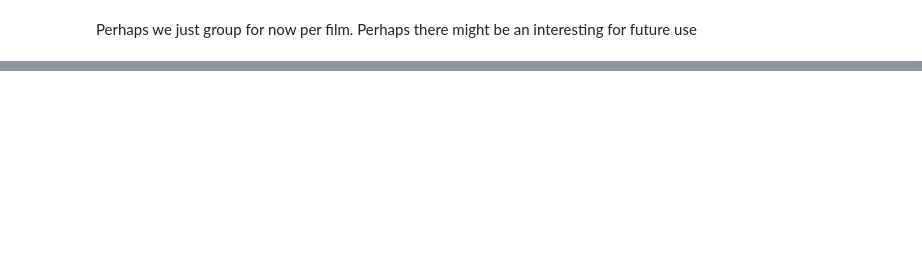
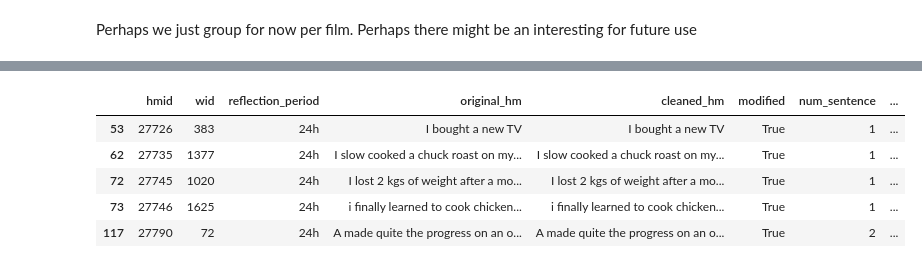
Before and after one commit to damachi/Master_semester_project, a Jupyter notebook: Semester Project/Dataset extracting.ipynb, the cells around one changed output, grey strips where cells are left out. Saved outputs shown, nothing was run; the diff lists cells and outputs as text; code cells hidden in the pictures; blank space fills up the shorter version.

```diff
--- a/Semester Project/Dataset extracting.ipynb
+++ b/Semester Project/Dataset extracting.ipynb
@@ -179,0 +299,9 @@ Length: 617, dtype: int64
+# %%
+get_df_per_label('achievement',df)
+# %% [output]
+|  | hmid | wid | reflection_period | original_hm | cleaned_hm | modified | num_sentence | ... |
+| 53 | 27726 | 383 | 24h | I bought a new TV | I bought a new TV | True | 1 | ... |
+| 62 | 27735 | 1377 | 24h | I slow cooked a chuck roast on my... | I slow cooked a chuck roast on my... | True | 1 | ... |
+| 72 | 27745 | 1020 | 24h | I lost 2 kgs of weight after a mo... | I lost 2 kgs of weight after a mo... | True | 1 | ... |
+| 73 | 27746 | 1625 | 24h | i finally learned to cook chicken... | i finally learned to cook chicken... | True | 1 | ... |
+| 117 | 27790 | 72 | 24h | A made quite the progress on an o... | A made quite the progress on an o... | True | 2 | ... |
```
Also changed, not shown: parts of 52 cells of this notebook.
